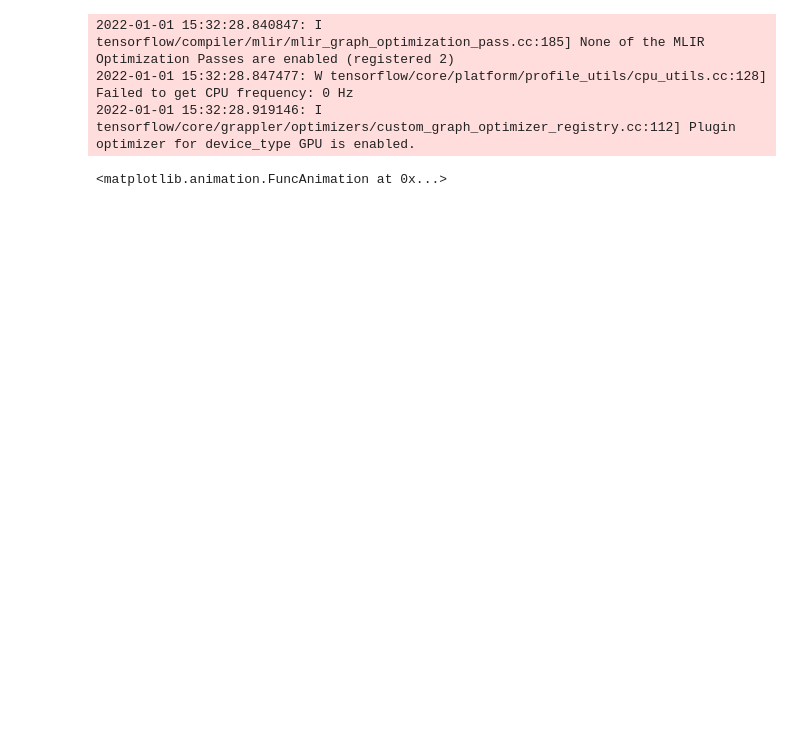
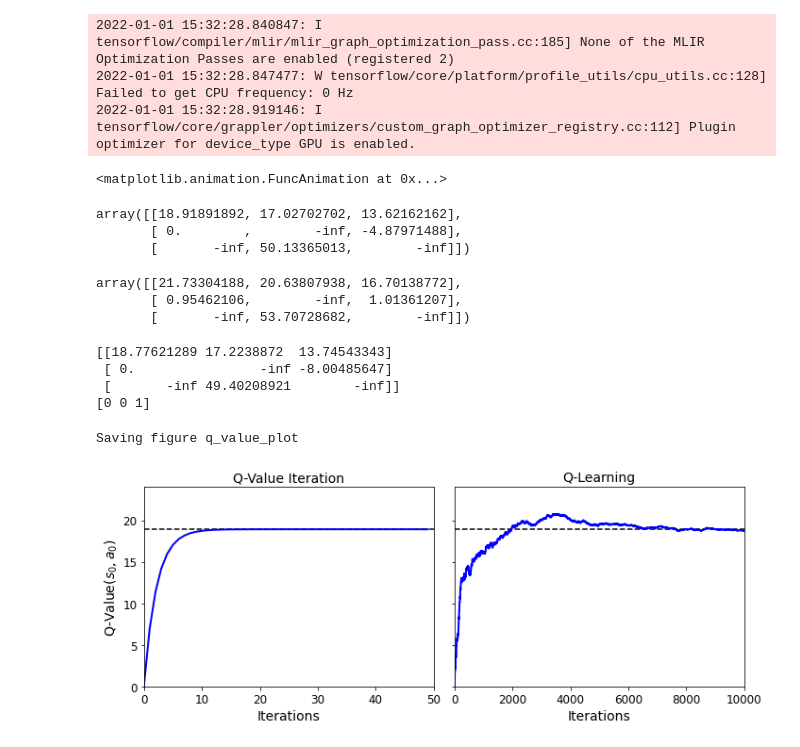
Before and after one commit to kebuhcah/experiments, a Jupyter notebook: ageron/18_reinforcement_learning.ipynb, the cells around one changed output. Saved outputs shown, nothing was run; the diff lists cells and outputs as text; code cells hidden in the pictures; blank space fills up the shorter version.

```diff
--- a/ageron/18_reinforcement_learning.ipynb
+++ b/ageron/18_reinforcement_learning.ipynb
@@ -294,0 +324,26 @@ plot_animation(frames)
+# %%
+Q_values
+# %% [output]
+array([[18.91891892, 17.02702702, 13.62162162],
+       [ 0.        ,        -inf, -4.87971488],
+       [       -inf, 50.13365013,        -inf]])
+# %%
+Q_values = np.full((3, 3), -np.inf) # -np.inf for impossible actions
+for state, actions in enumerate(possible_actions):
+    Q_values[state, actions] = 0.0  # for all possible actions
+
+gamma = 0.95  # the discount factor
+
+for iteration in range(50):
+    Q_prev = Q_values.copy()
+    for s in range(3):
+        for a in possible_actions[s]:
+            Q_values[s, a] = np.sum([
+                    transition_probabilities[s][a][sp]
+                    * (rewards[s][a][sp] + gamma * np.max(Q_prev[sp]))
+                for sp in range(3)])
+Q_values
+# %% [output]
+array([[21.73304188, 20.63807938, 16.70138772],
+       [ 0.95462106,        -inf,  1.01361207],
+       [       -inf, 53.70728682,        -inf]])
@@ -294,0 +359,50 @@ plot_animation(frames)
+# %%
+np.random.seed(42)
+
+Q_values = np.full((3, 3), -np.inf)
+for state, actions in enumerate(possible_actions):
+    Q_values[state][actions] = 0
+
+alpha0 = 0.05 # initial learning rate
+decay = 0.005 # learning rate decay
+gamma = 0.90 # discount factor
+state = 0 # initial state
+history2 = [] # Not shown in the book
+
+for iteration in range(10000):
+    history2.append(Q_values.copy()) # Not shown
+    action = exploration_policy(state)
+    next_state, reward = step(state, action)
+    next_value = np.max(Q_values[next_state]) # greedy policy at the next step
+    alpha = alpha0 / (1 + iteration * decay)
+    Q_values[state, action] *= 1 - alpha
+    Q_values[state, action] += alpha * (reward + gamma * next_value)
+    state = next_state
+
+history2 = np.array(history2) # Not shown
+
+print(Q_values)
+
+print(np.argmax(Q_values, axis=1)) # optimal action for each state
+# %% [output]
+[[18.77621289 17.2238872  13.74543343]
+ [ 0.                -inf -8.00485647]
+ [       -inf 49.40208921        -inf]]
+[0 0 1]
+# %%
+true_Q_value = history1[-1, 0, 0]
+
+fig, axes = plt.subplots(1, 2, figsize=(10, 4), sharey=True)
+axes[0].set_ylabel("Q-Value$(s_0, a_0)$", fontsize=14)
+axes[0].set_title("Q-Value Iteration", fontsize=14)
+axes[1].set_title("Q-Learning", fontsize=14)
+for ax, width, history in zip(axes, (50, 10000), (history1, history2)):
+    ax.plot([0, width], [true_Q_value, true_Q_value], "k--")
+    ax.plot(np.arange(width), history[:, 0, 0], "b-", linewidth=2)
+    ax.set_xlabel("Iterations", fontsize=14)
+    ax.axis([0, width, 0, 24])
+
+save_fig("q_value_plot")
+# %% [output]
+Saving figure q_value_plot
+[figure, added]
```
Also changed, not shown: parts of 14 cells of this notebook.
